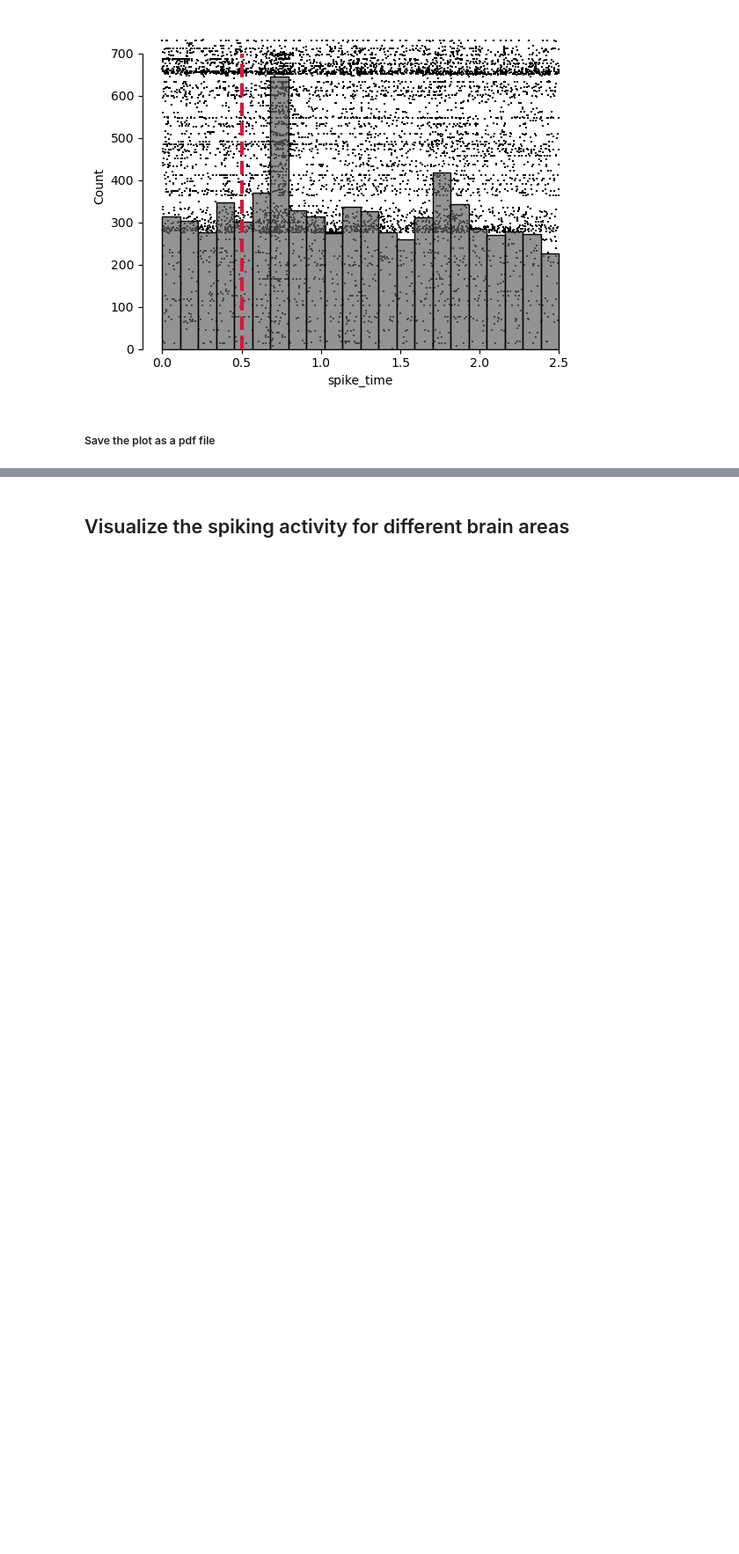
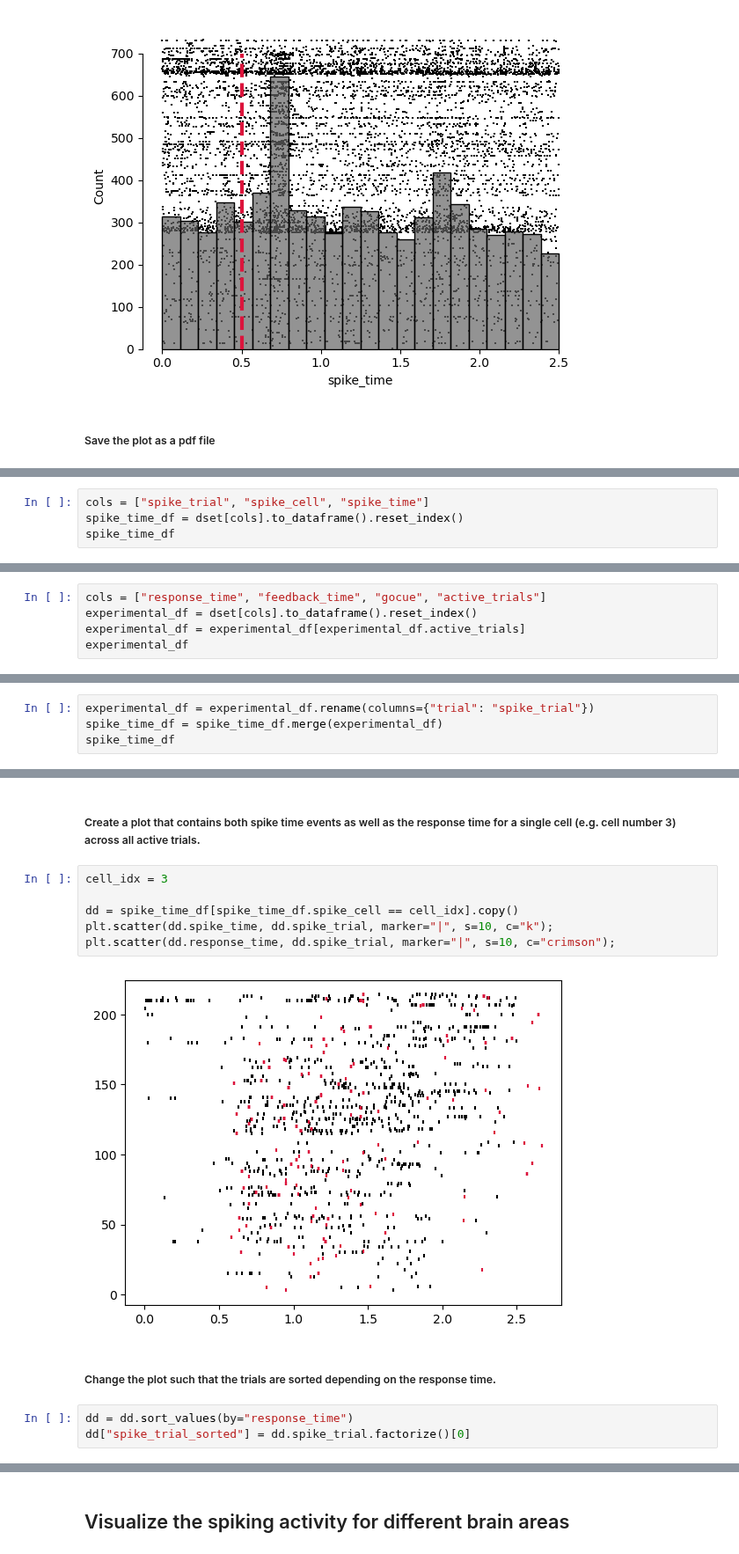
Before and after one commit to ibehave-ibots/iBOTS-Tools, a Jupyter notebook: workshops/python-workshop-1/exercises/mo/1.spike_time.ipynb, the cells around one changed output, grey strips where cells are left out. Shown at 88% size. Drawn from its saved outputs; the diff is of its cells as text; blank space fills up the shorter version.

```diff
--- a/workshops/python-workshop-1/exercises/mo/1.spike_time.ipynb
+++ b/workshops/python-workshop-1/exercises/mo/1.spike_time.ipynb
@@ -176,0 +217,4 @@ sns.despine(trim=True)
+# %%
+cols = ["spike_trial", "spike_cell", "spike_time"]
+spike_time_df = dset[cols].to_dataframe().reset_index()
+spike_time_df
@@ -176,0 +237,5 @@ sns.despine(trim=True)
+# %%
+cols = ["response_time", "feedback_time", "gocue", "active_trials"]
+experimental_df = dset[cols].to_dataframe().reset_index()
+experimental_df = experimental_df[experimental_df.active_trials]
+experimental_df
@@ -176,0 +258,4 @@ sns.despine(trim=True)
+# %%
+experimental_df = experimental_df.rename(columns={"trial": "spike_trial"})
+spike_time_df = spike_time_df.merge(experimental_df)
+spike_time_df
@@ -176,0 +276,15 @@ sns.despine(trim=True)
+# %% [markdown]
+##### Create a plot that contains both spike time events as well as the response time for a single cell (e.g. cell number 3) across all active trials.
+# %%
+cell_idx = 3
+
+dd = spike_time_df[spike_time_df.spike_cell == cell_idx].copy()
+plt.scatter(dd.spike_time, dd.spike_trial, marker="|", s=10, c="k");
+plt.scatter(dd.response_time, dd.spike_trial, marker="|", s=10, c="crimson");
+# %% [output]
+[figure, added]
+# %% [markdown]
+##### Change the plot such that the trials are sorted depending on the response time.
+# %%
+dd = dd.sort_values(by="response_time")
+dd["spike_trial_sorted"] = dd.spike_trial.factorize()[0]
```
Also changed, not shown: parts of 20 cells of this notebook.
